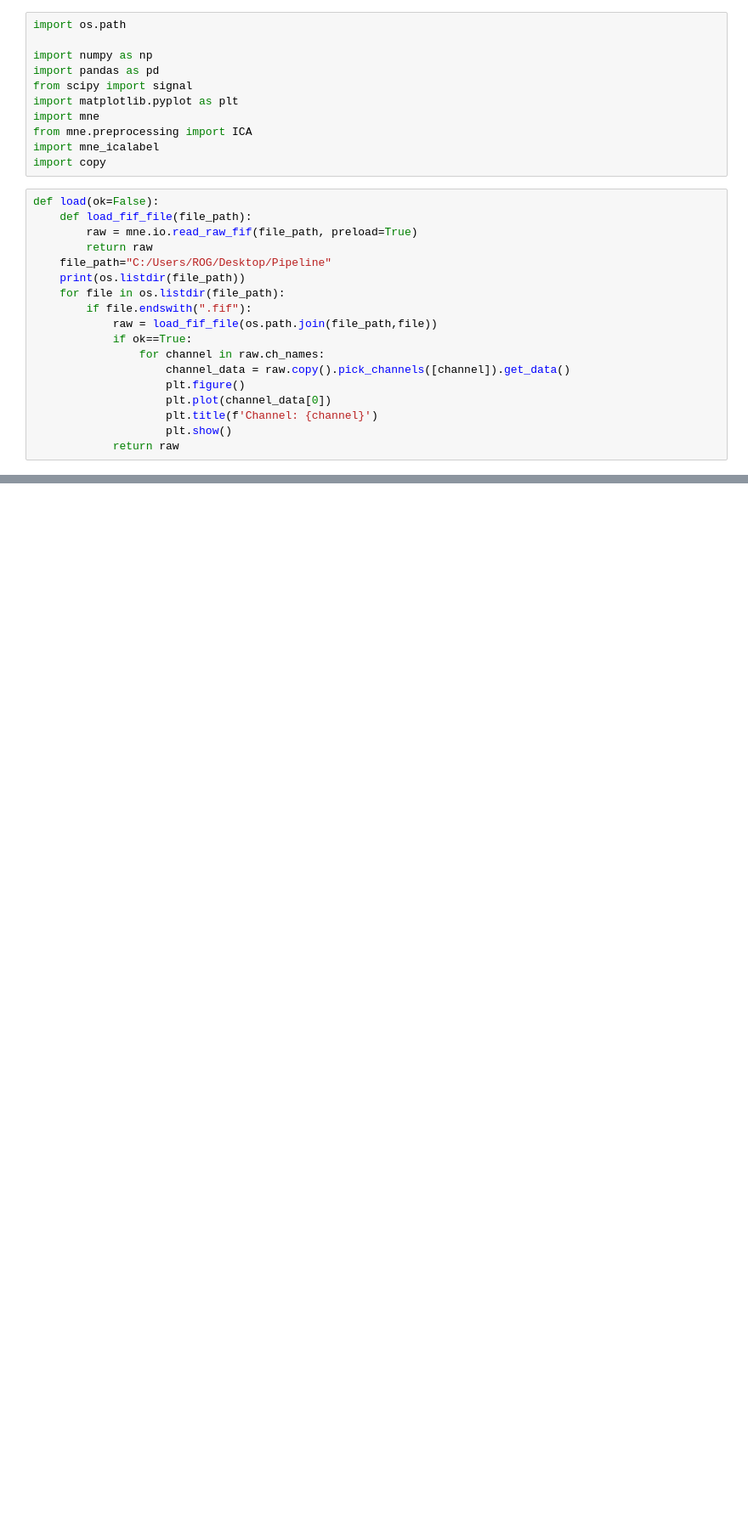
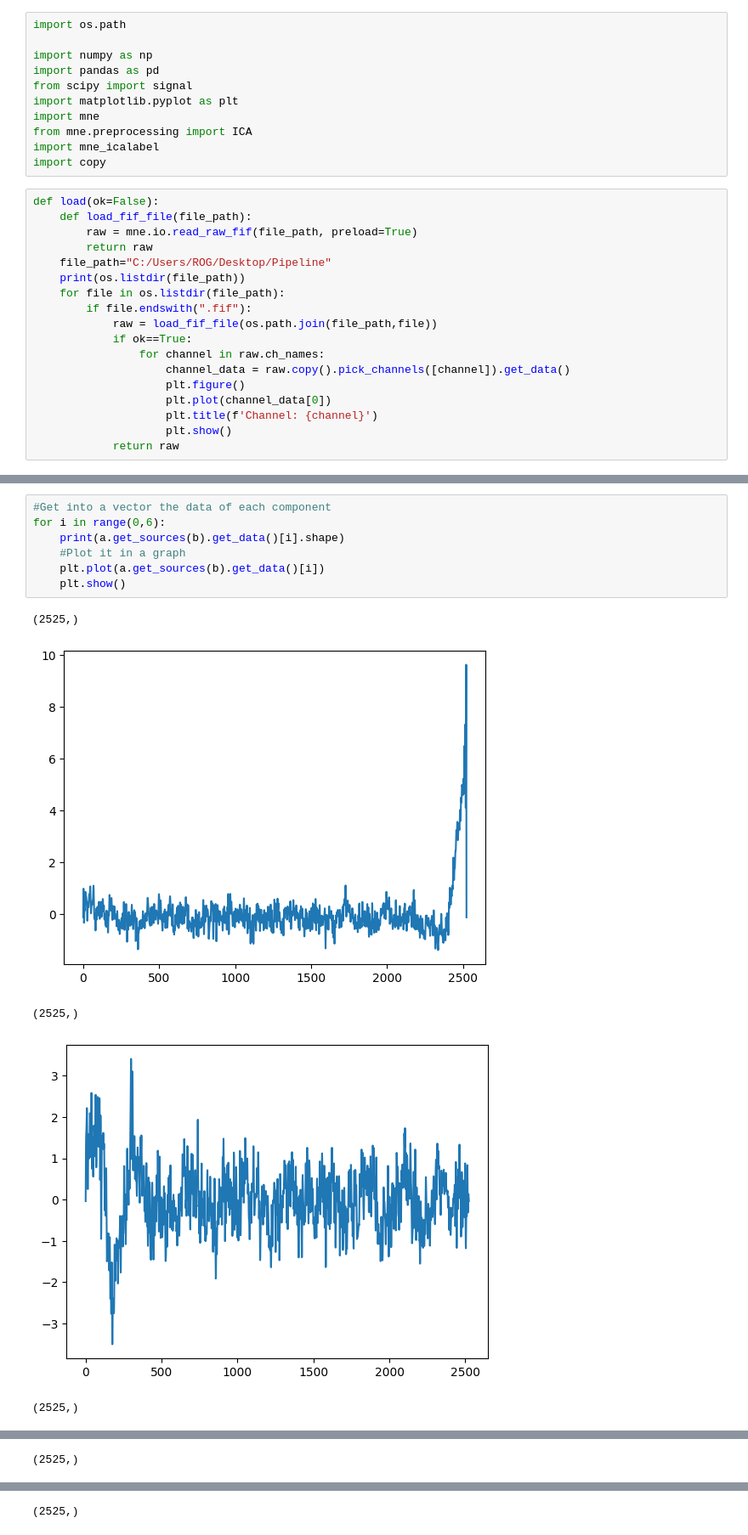
Before and after one commit to Al-del/Pipeline, a Jupyter notebook: Pipeline.ipynb, the cells around one changed output, grey strips where cells are left out. Shown at 85% size. Saved outputs shown, nothing was run; the diff lists cells and outputs as text; blank space fills up the shorter version.

```diff
--- a/Pipeline.ipynb
+++ b/Pipeline.ipynb
@@ -112,0 +137,13 @@ a.average().plot()
+# %%
+#Get into a vector the data of each component
+for i in range(0,6):
+    print(a.get_sources(b).get_data()[i].shape)
+    #Plot it in a graph
+    plt.plot(a.get_sources(b).get_data()[i])
+    plt.show()
+# %% [output]
+(2525,)
+[figure, added]
+(2525,)
+[figure, added]
+(2525,)
@@ -112,0 +151 @@ a.average().plot()
+(2525,)
@@ -112,0 +153 @@ a.average().plot()
+(2525,)
```
Also changed, not shown: parts of 8 cells of this notebook.
